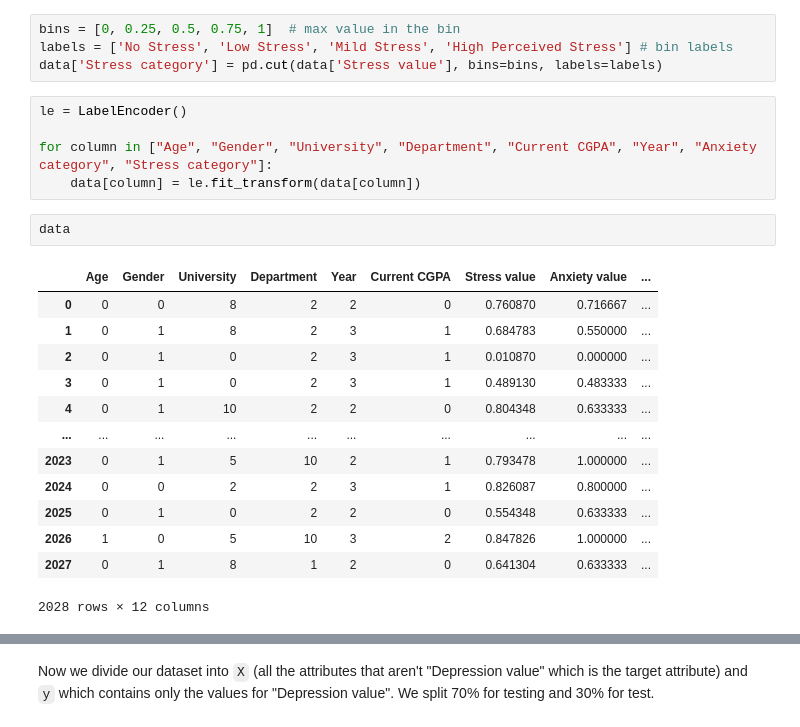
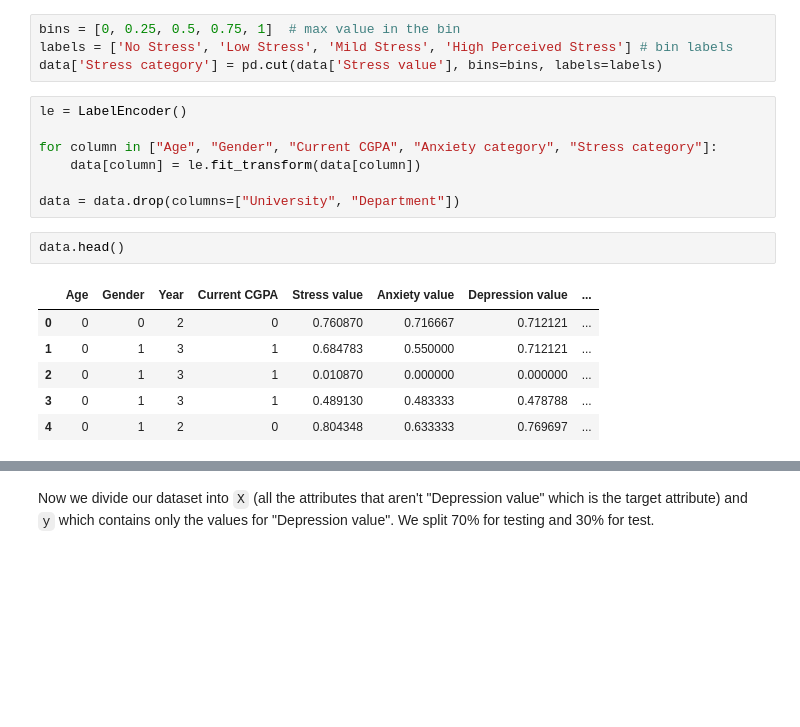
Before and after one commit to Nachrj/dbm2-project, a Jupyter notebook: classification.ipynb, the cells around one changed output, grey strips where cells are left out. Drawn from its saved outputs; the diff is of its cells as text; blank space fills up the shorter version.

```diff
--- a/classification.ipynb
+++ b/classification.ipynb
@@ -44,24 +44,19 @@ data['Stress category'] = pd.cut(data['Stress value'], bins=bins, labels=labels)
 # %%
 le = LabelEncoder()
 
-for column in ["Age", "Gender", "University", "Department", "Current CGPA", "Year", "Anxiety category", "Stress category"]:
+for column in ["Age", "Gender", "Current CGPA", "Anxiety category", "Stress category"]:
     data[column] = le.fit_transform(data[column])
+
+data = data.drop(columns=["University", "Department"])
 # %%
-data
+data.head()
 # %% [output]
-|  | Age | Gender | University | Department | Year | Current CGPA | Stress value | Anxiety value | ... |
-| 0 | 0 | 0 | 8 | 2 | 2 | 0 | 0.760870 | 0.716667 | ... |
-| 1 | 0 | 1 | 8 | 2 | 3 | 1 | 0.684783 | 0.550000 | ... |
-| 2 | 0 | 1 | 0 | 2 | 3 | 1 | 0.010870 | 0.000000 | ... |
-| 3 | 0 | 1 | 0 | 2 | 3 | 1 | 0.489130 | 0.483333 | ... |
-| 4 | 0 | 1 | 10 | 2 | 2 | 0 | 0.804348 | 0.633333 | ... |
-| ... | ... | ... | ... | ... | ... | ... | ... | ... | ... |
-| 2023 | 0 | 1 | 5 | 10 | 2 | 1 | 0.793478 | 1.000000 | ... |
-| 2024 | 0 | 0 | 2 | 2 | 3 | 1 | 0.826087 | 0.800000 | ... |
-| 2025 | 0 | 1 | 0 | 2 | 2 | 0 | 0.554348 | 0.633333 | ... |
-| 2026 | 1 | 0 | 5 | 10 | 3 | 2 | 0.847826 | 1.000000 | ... |
-| 2027 | 0 | 1 | 8 | 1 | 2 | 0 | 0.641304 | 0.633333 | ... |
+|  | Age | Gender | Year | Current CGPA | Stress value | Anxiety value | Depression value | ... |
+| 0 | 0 | 0 | 2 | 0 | 0.760870 | 0.716667 | 0.712121 | ... |
+| 1 | 0 | 1 | 3 | 1 | 0.684783 | 0.550000 | 0.712121 | ... |
+| 2 | 0 | 1 | 3 | 1 | 0.010870 | 0.000000 | 0.000000 | ... |
+| 3 | 0 | 1 | 3 | 1 | 0.489130 | 0.483333 | 0.478788 | ... |
+| 4 | 0 | 1 | 2 | 0 | 0.804348 | 0.633333 | 0.769697 | ... |
-2028 rows × 12 columns
 # %%
 correlation_matrix = data.corr()
 sns.heatmap(correlation_matrix, annot=True, cmap='coolwarm')
```
Also changed, not shown: parts of 15 cells of this notebook, 1 other file.
